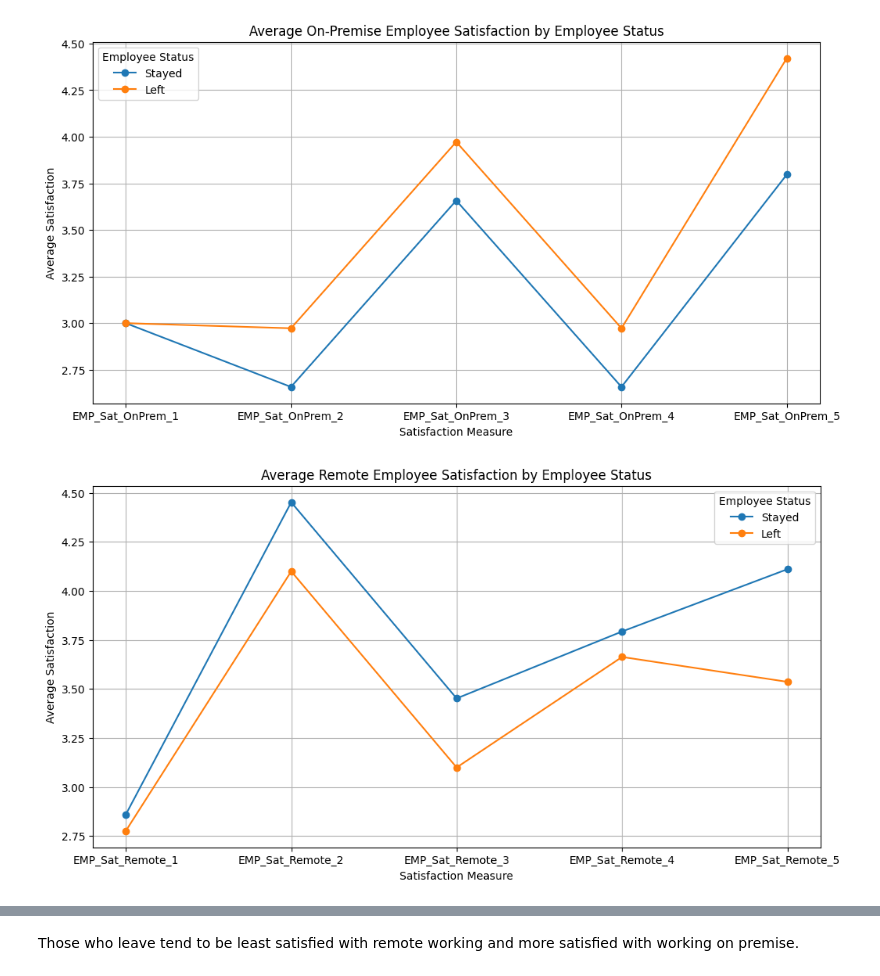
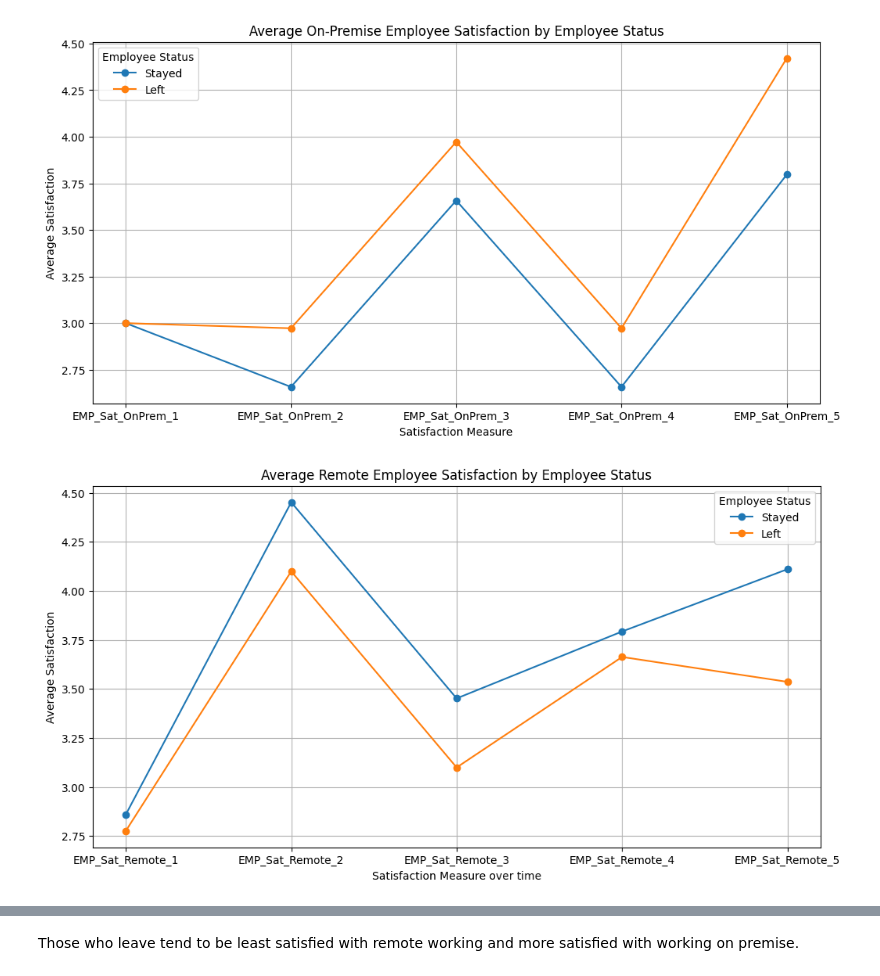
Before and after one commit to Emroullier/hr-data-analytics, a Jupyter notebook: notebooks/initial_data_exploration.ipynb, the cells around one changed output, grey strips where cells are left out. Cells and saved outputs as stored; diff of their text form; code cells hidden in the pictures.

```diff
--- a/notebooks/initial_data_exploration.ipynb
+++ b/notebooks/initial_data_exploration.ipynb
@@ -495,19 +494,19 @@ plt.show()
 # %%
 data['left_Company'] = data['left_Company'].astype(str)
 
 remote_satisfaction_columns = ['EMP_Sat_Remote_1', 'EMP_Sat_Remote_2', 'EMP_Sat_Remote_3', 'EMP_Sat_Remote_4', 'EMP_Sat_Remote_5']
 avg_remote_satisfaction = data.groupby('left_Company')[remote_satisfaction_columns].mean().transpose()
 
 plt.figure(figsize=(12, 6))
 
 for status in avg_remote_satisfaction.columns:
     plt.plot(avg_remote_satisfaction.index, avg_remote_satisfaction[status], marker='o', label='Left' if status == '1' else 'Stayed')
 
 plt.title('Average Remote Employee Satisfaction by Employee Status')
-plt.xlabel('Satisfaction Measure')
+plt.xlabel('Satisfaction Measure over time')
 plt.ylabel('Average Satisfaction')
 plt.legend(title='Employee Status')
 plt.grid(True)
 plt.show()
 # %% [output]
-[figure, old version]
+[figure, new version]
```
Also changed, not shown: parts of 10 cells of this notebook.
